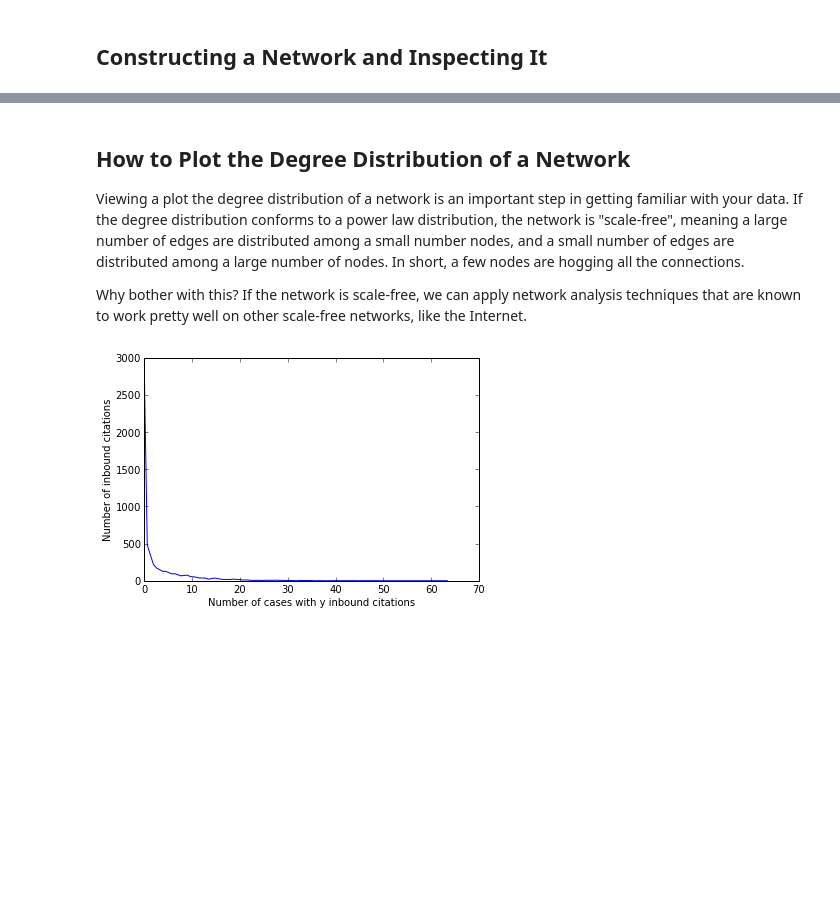
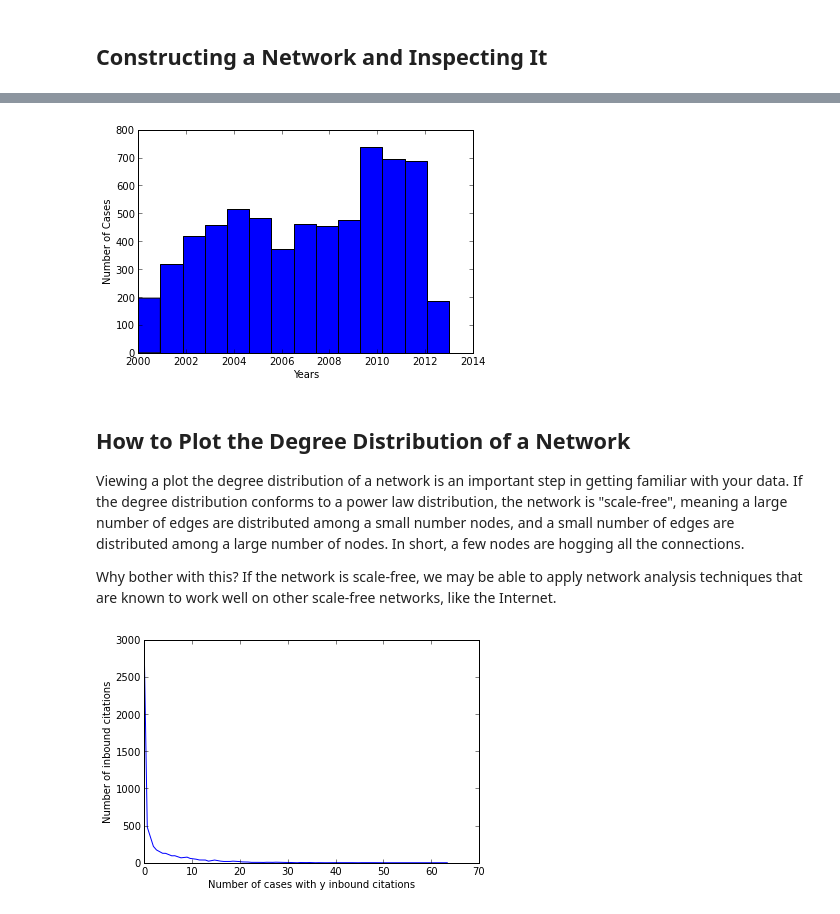
Before and after one commit to twneale/citation-network-analysis, a Jupyter notebook: Citation Network Analysis.ipynb, the cells around one changed output, grey strips where cells are left out. Drawn from its saved outputs; the diff is of its cells as text; code cells hidden in the pictures; blank space fills up the shorter version.

```diff
--- a/Citation Network Analysis.ipynb
+++ b/Citation Network Analysis.ipynb
@@ -176,8 +222,23 @@ Here are a few edges
+# %%
+# This histogram below shows the distribution of publication years of citing cases.
+# So we retrieved the publication year of the citing case for each network edge,
+# then plotted the distribution of those values.
+
+from matplotlib import pyplot as plt
+import numpy
+
+years = tuple(G.get_edge_data(*edge)['year'] for edge in G.edges_iter())
+plt.hist(years, 14)
+plt.xlabel('Years')
+plt.ylabel('Number of Cases')
+plt.show()
+# %% [output]
+[figure, added]
 # %% [markdown]
 How to Plot the Degree Distribution of a Network
 ---------------------------------------------------
 
 Viewing a plot the degree distribution of a network is an important step in getting familiar with your data. If the degree distribution conforms to a power law distribution, the network is "scale-free", meaning a large number of edges are distributed among a small number nodes, and a small number of edges are distributed among a large number of nodes. In short, a few nodes are hogging all the connections.
 
-Why bother with this? If the network is scale-free, we can apply network analysis techniques that are known to work pretty well on other scale-free networks, like the Internet.
+Why bother with this? If the network is scale-free, we may be able to apply network analysis techniques that are known to work well on other scale-free networks, like the Internet.
 # %%
```
Also changed, not shown: parts of 21 cells of this notebook.
